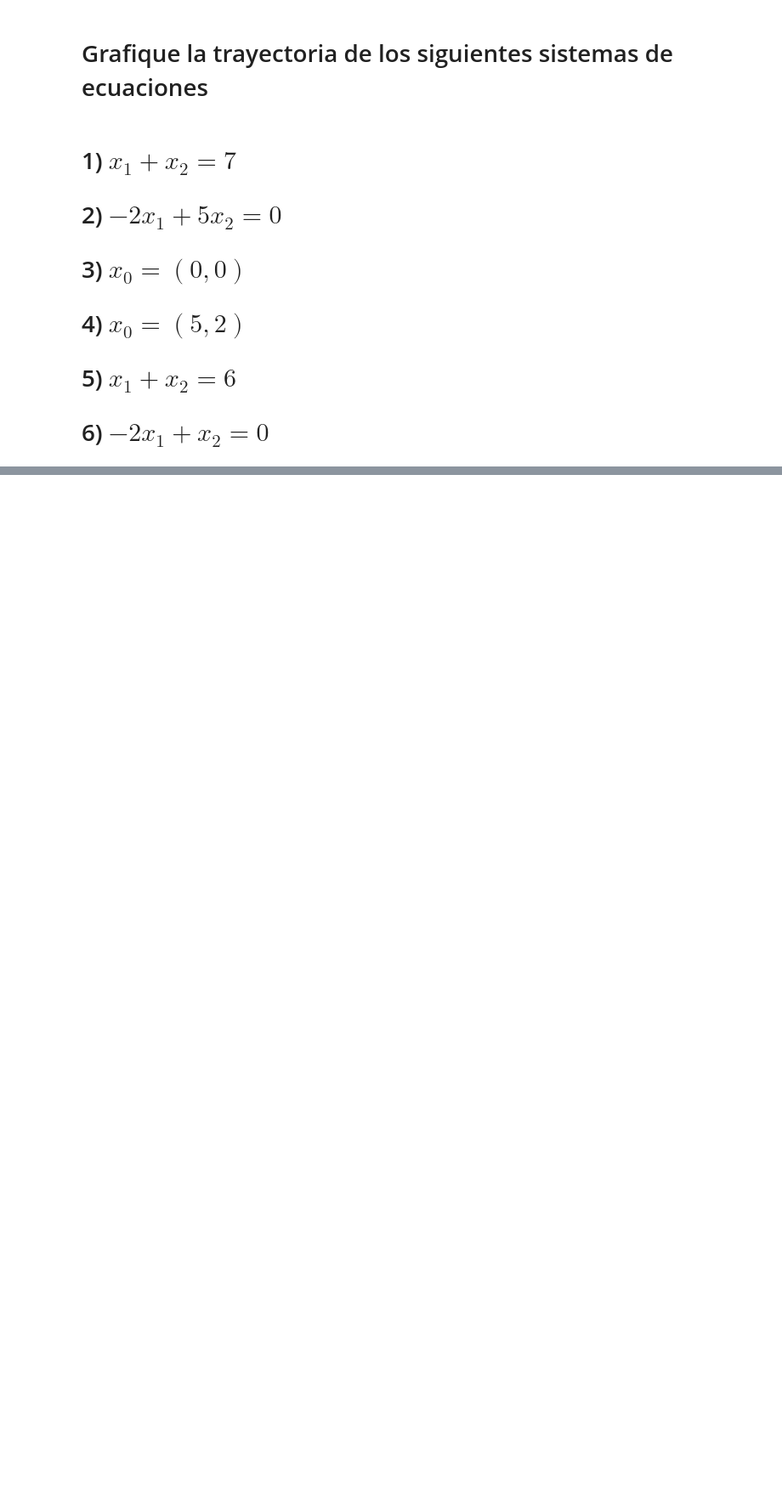
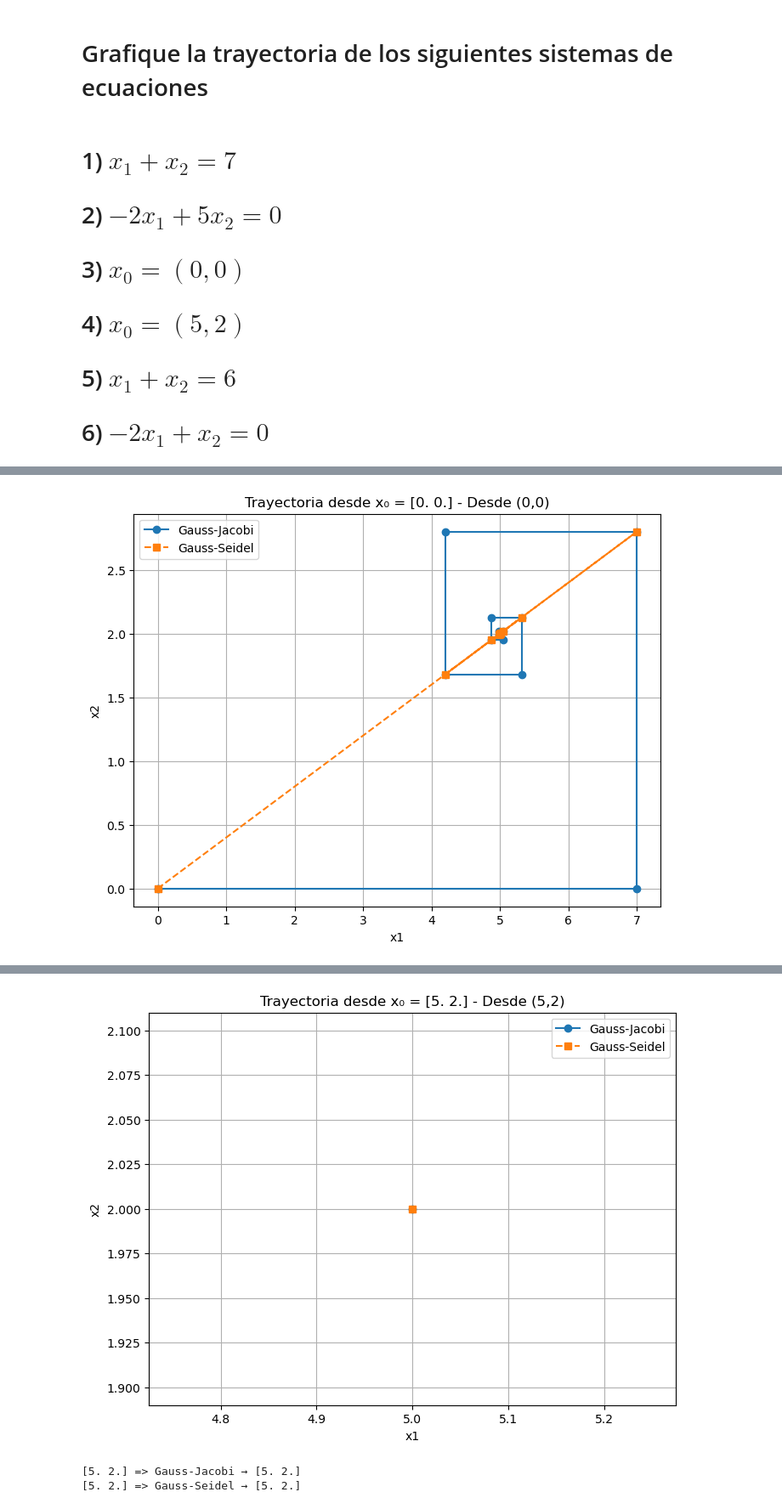
Before and after one commit to kurereishu/-Taller-2b-M-todos-iterativos, a Jupyter notebook: Taller_2B.ipynb, the cells around one changed output, grey strips where cells are left out. Shown: that part at 85% size. Saved outputs shown, nothing was run; the diff lists cells and outputs as text; code cells hidden in the pictures; blank space fills up the shorter version.

```diff
--- a/Taller_2B.ipynb
+++ b/Taller_2B.ipynb
@@ -14,12 +14,18 @@
 # 5) $x_1+x_2=6$
 # 6) $-2x_1+x_2=0$
 # %%
-# --------------------------
-# Importar funciones desde el archivo .py
-# --------------------------
-from iterative_methods import gauss_jacobi
-
+from iterative_methods import gauss_jacobi, gauss_seidel
 import numpy as np
 import matplotlib.pyplot as plt
-import matplotlib.animation as animation
+
+# Sistema
+A = np.array([[1, 1], [-2, 5]], dtype=float)
+b = np.array([[7], [0]], dtype=float)
+
+# Condiciones iniciales
+x0_list = [np.array([[0.0], [0.0]]), np.array([[5.0], [2.0]])]
+
+# Parámetros
+tol = 1e-5
+max_iter = 25
 # %%
@@ -58,16 +55,4 @@ tray = np.array(tray).squeeze()  # (n_iter, 2)
 # %%
-# Sistema de ecuaciones
-A = np.array([[1, 1], [-2, 5]], dtype=float)
-b = np.array([[7], [0]], dtype=float)
-
-# Condición inicial (cambia para probar divergencia)
-x0 = np.array([[10.0], [-5.0]])
-
-# Parámetros del método
-tol = 1e-5
-max_iter = 30
-
-# Ejecutar el método
-sol, tray = gauss_jacobi(A=A, b=b, x0=x0, tol=tol, max_iter=max_iter)
-tray = np.array(tray).squeeze()  # (n_iter, 2)
+resolver_y_graficar(x0_list[0], "Desde (0,0)")
+resolver_y_graficar(x0_list[1], "Desde (5,2)")
 # %% [output]
@@ -90,0 +76 @@ tray = np.array(tray).squeeze()  # (n_iter, 2)
+[figure, added]
@@ -90,0 +81,3 @@ tray = np.array(tray).squeeze()  # (n_iter, 2)
+[figure, added]
+[5. 2.] => Gauss-Jacobi → [5. 2.]
+[5. 2.] => Gauss-Seidel → [5. 2.]
```
Also changed, not shown: parts of 4 cells of this notebook.
